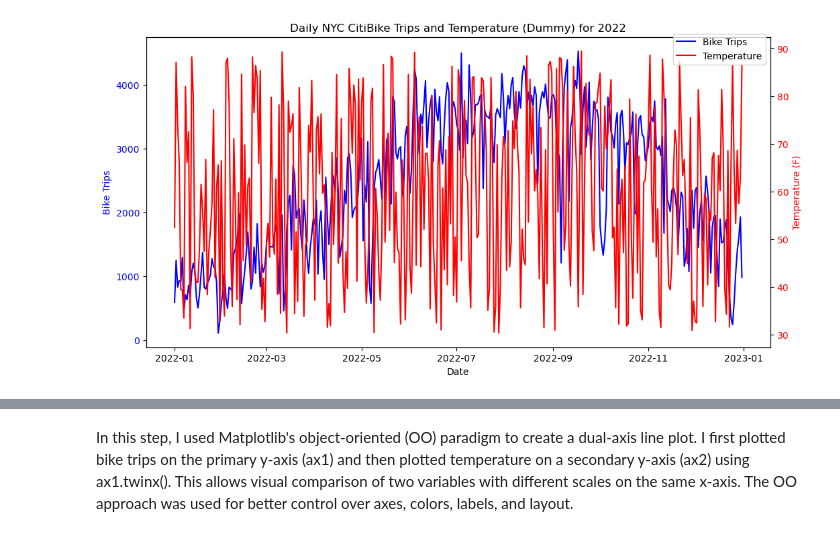
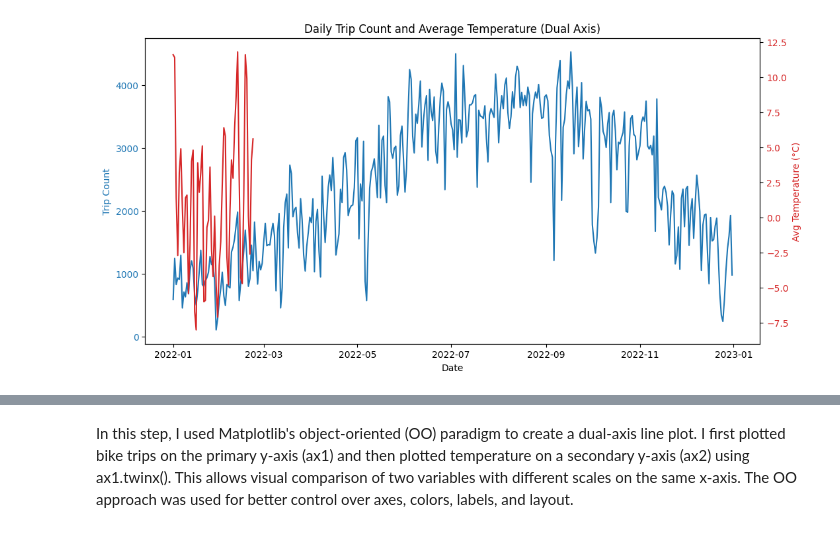
Before and after one commit to Biswajit1509/citi-bike-nyc-2022-dashboard, a Jupyter notebook: notebooks/2.3_fundamentals_of_visualization_libraries_Part 1.ipynb, the cells around one changed output, grey strips where cells are left out. Saved outputs shown, nothing was run; the diff lists cells and outputs as text; code cells hidden in the pictures.

```diff
--- a/notebooks/2.3_fundamentals_of_visualization_libraries_Part 1.ipynb
+++ b/notebooks/2.3_fundamentals_of_visualization_libraries_Part 1.ipynb
@@ -305,0 +87,4 @@ daily_df.head()
+# %%
+merged_df = trips_per_day.merge(weather_daily, left_index=True, right_index=True)
+
+merged_df.head()
@@ -306,27 +99,19 @@ daily_df.head()
 # %%
-import matplotlib.pyplot as plt
-
-# Create figure and axis
 fig, ax1 = plt.subplots(figsize=(12,6))
 
-# Plot bike rides
-ax1.plot(daily_df['date'], daily_df['bike_rides_daily'], color='blue', label='Bike Trips')
-ax1.set_xlabel('Date')
-ax1.set_ylabel('Bike Trips', color='blue')
-ax1.tick_params(axis='y', labelcolor='blue')
+# Axis 1: Trip counts
+ax1.plot(merged_df.index, merged_df['trip_count'], color='tab:blue', label='Trip Count')
+ax1.set_xlabel("Date")
+ax1.set_ylabel("Trip Count", color='tab:blue')
+ax1.tick_params(axis='y', labelcolor='tab:blue')
 
-# Create second y-axis for temperature
+# Axis 2: Temperature
 ax2 = ax1.twinx()
-ax2.plot(daily_df['date'], daily_df['temperature'], color='red', label='Temperature')
-ax2.set_ylabel('Temperature (F)', color='red')
-ax2.tick_params(axis='y', labelcolor='red')
+ax2.plot(merged_df.index, merged_df['avgTemp'], color='tab:red', label='Average Temperature')
+ax2.set_ylabel("Avg Temperature (°C)", color='tab:red')
+ax2.tick_params(axis='y', labelcolor='tab:red')
 
-# Add title
-plt.title('Daily NYC CitiBike Trips and Temperature (Dummy) for 2022')
-
-# Optional: add legend
-fig.legend(loc='upper right', bbox_to_anchor=(0.9,0.9))
-
+plt.title("Daily Trip Count and Average Temperature (Dual Axis)")
 plt.show()
 # %% [output]
-[figure, old version]
+[figure, new version]
```
Also changed, not shown: parts of 19 cells of this notebook, 7 other files.
